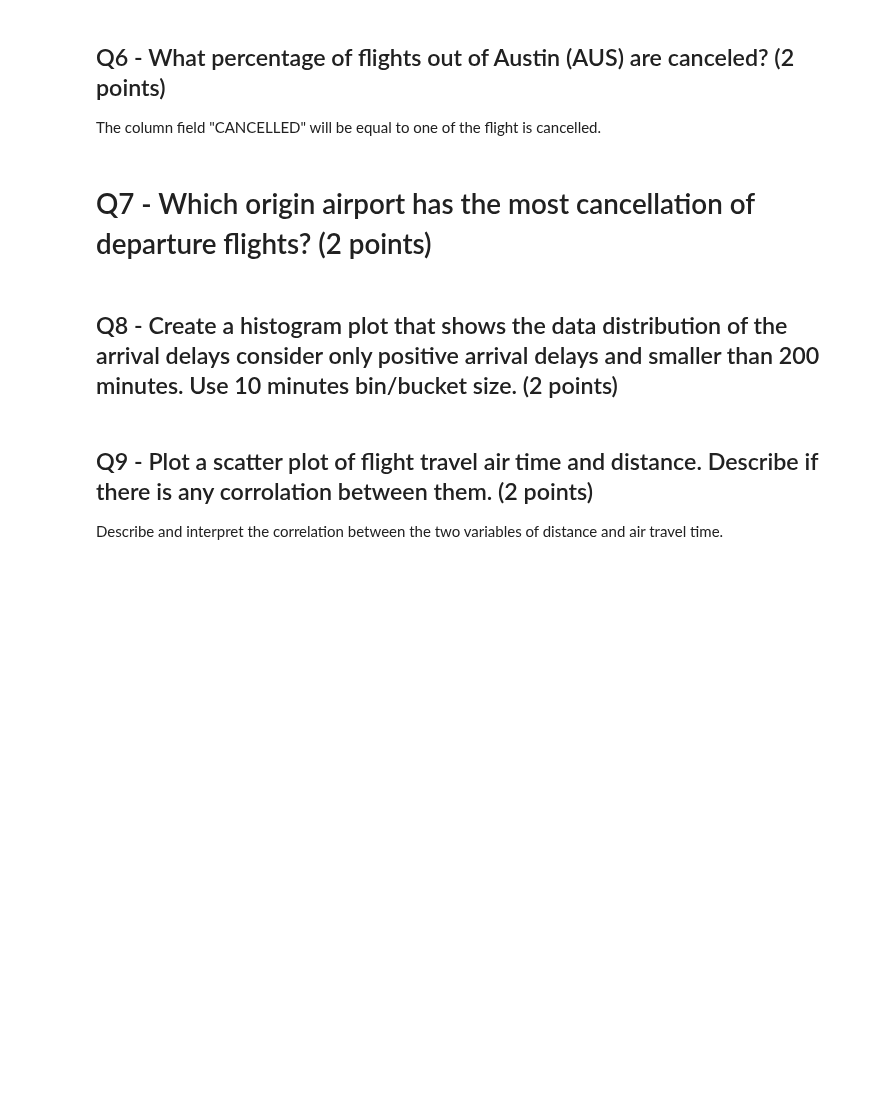
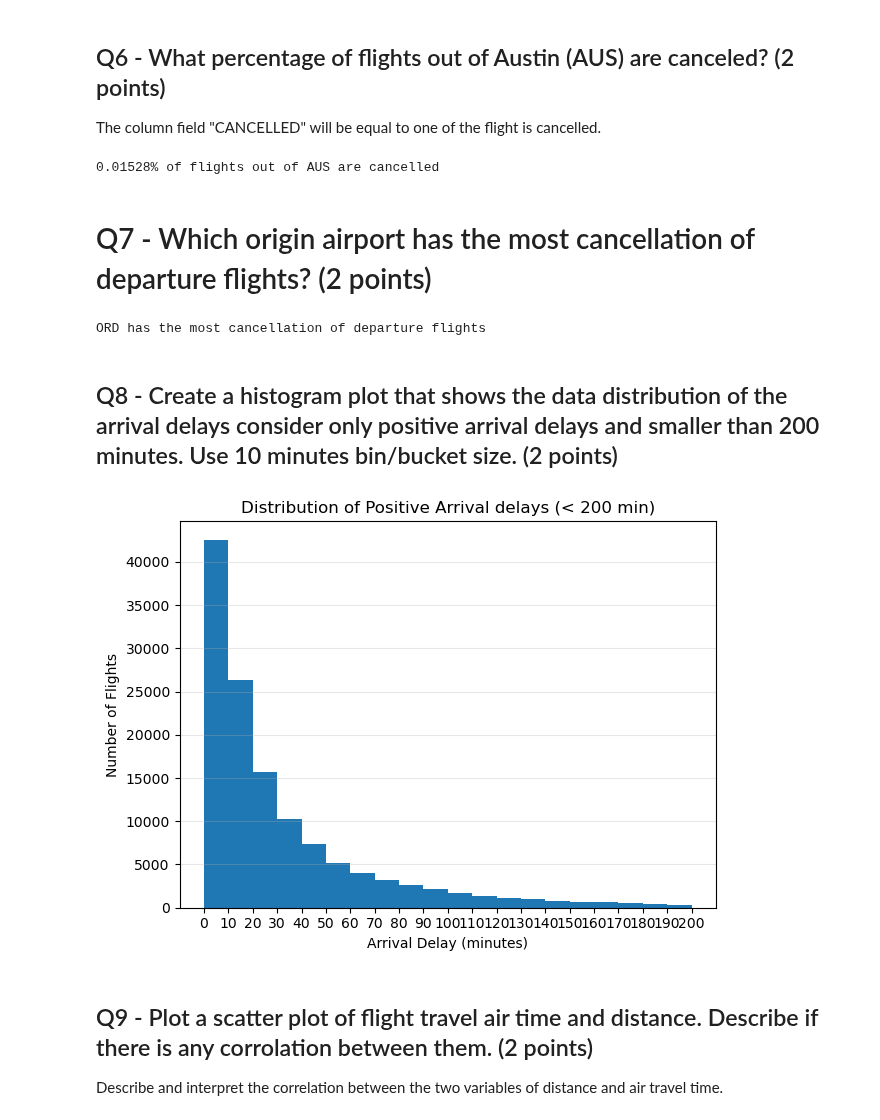
Before and after one commit to eduardo-issa/DataAnalytics_CS329E, a Jupyter notebook: Assignment1_A/329e_HW01.ipynb, the cells around one changed output. Saved outputs shown, nothing was run; the diff lists cells and outputs as text; code cells hidden in the pictures; blank space fills up the shorter version.

```diff
--- a/Assignment1_A/329e_HW01.ipynb
+++ b/Assignment1_A/329e_HW01.ipynb
@@ -149,15 +161,53 @@ Name: DEPARTURE_DELAY, dtype: float64
 ## Q6 - What percentage of flights out of Austin (AUS) are canceled? (2 points)
 The column field "CANCELLED" will be equal to one of the flight is cancelled.
 # %%
-# Add your code here!
+#filter to origin airports from AUS
+austinFlights = df[df['ORIGIN_AIRPORT'] == 'AUS']
+
+# find number of cancelled
+cancelled = austinFlights[austinFlights['CANCELLED'] == 1]
+
+# compare to total from AUS
+percentage = len(cancelled) / len(austinFlights)
+percentage
+print(f"{percentage:.5f}% of flights out of AUS are cancelled")
+# %% [output]
+0.01528% of flights out of AUS are cancelled
 # %% [markdown]
 # Q7 - Which origin airport has the most cancellation of departure flights? (2 points)
 # %%
-# Add your code here!
+# filter by cancellations
+cancellations = df[df['CANCELLED'] == 1]
+
+# group cancellations by origin airport
+cancByOrg = cancellations.groupby('ORIGIN_AIRPORT').size()
+
+# find max cancellations
+mostCanc = cancByOrg.idxmax()
+mostCanc
+print(f"{mostCanc} has the most cancellation of departure flights")
+# %% [output]
+ORD has the most cancellation of departure flights
 # %% [markdown]
 ## Q8 - Create a histogram plot that shows the data distribution of the arrival delays consider only positive arrival delays and smaller than 200 minutes. Use 10 minutes bin/bucket size. (2 points)
 # %%
-# Add your code here!
+# filter to delays between 0 and 200
+arr_delay = df['ARRIVAL_DELAY'].dropna()
+filtered_delay = arr_delay[(arr_delay > 0) & (arr_delay < 200)]
+
+# bins of size 10
+bins = np.arange(0, 210, 10)
+
+plt.hist(filtered_delay, bins=bins)
+plt.xlabel('Arrival Delay (minutes)')
+plt.ylabel('Number of Flights')
+plt.title('Distribution of Positive Arrival delays (< 200 min)')
+plt.xticks(bins)
+plt.grid(axis='y', alpha=0.3)
+plt.tight_layout()
+plt.show()
+# %% [output]
+[figure, added]
 # %% [markdown]
 ## Q9 -  Plot a scatter plot of  flight travel air time and distance. Describe if there is any corrolation between them. (2 points)
 
```
Also changed, not shown: parts of 6 cells of this notebook.
